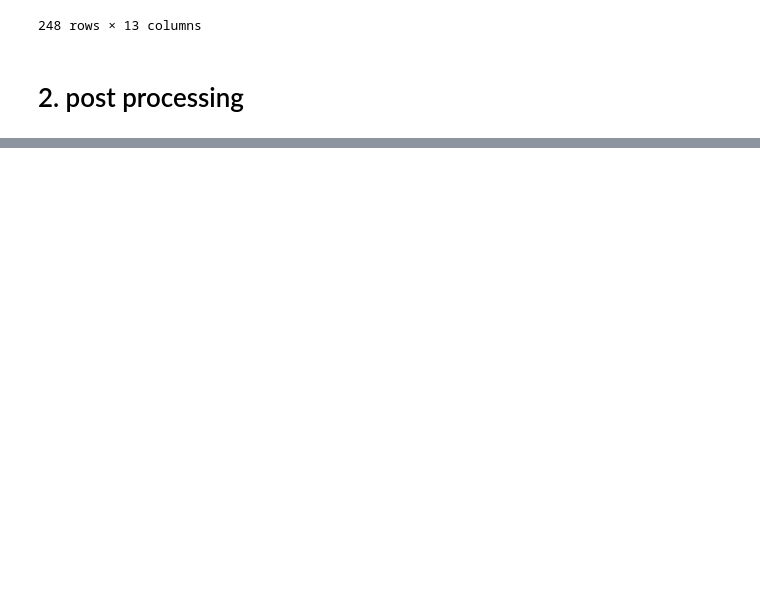
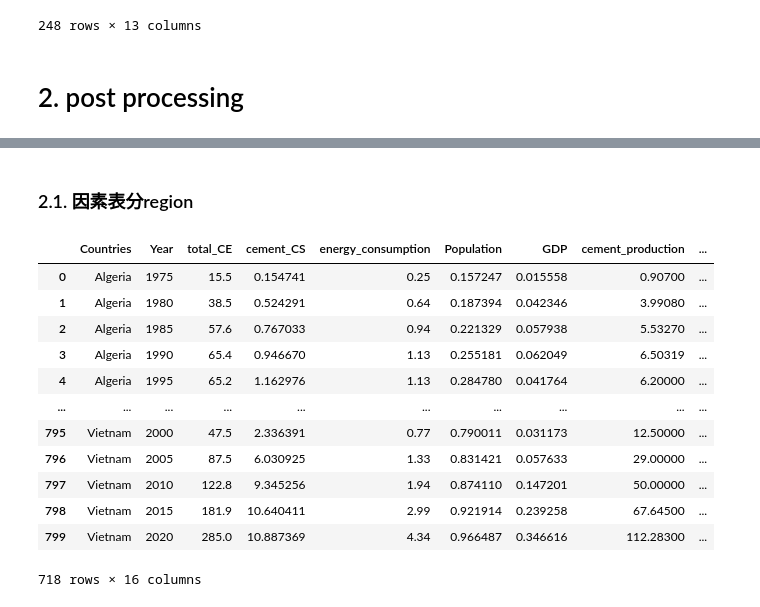
Before and after one commit to brwei01/Cement_LMDI, a Jupyter notebook: data_preprocessing.ipynb, the cells around one changed output, grey strips where cells are left out. Cells and saved outputs as stored; diff of their text form; code cells hidden in the pictures; blank space fills up the shorter version.

```diff
--- a/data_preprocessing.ipynb
+++ b/data_preprocessing.ipynb
@@ -219,0 +222,19 @@ print(region_year_sum[['Region', 'Start_Year', 'End_Year', 'ΔTotal', 'ΔTotal_%
+# %% [markdown]
+### 2.1. 因素表分region
+# %%
+factors = pd.read_csv('Data1/results/factors.csv',index_col=0)
+factors
+# %% [output]
+|  | Countries | Year | total_CE | cement_CS | energy_consumption | Population | GDP | cement_production | ... |
+| 0 | Algeria | 1975 | 15.5 | 0.154741 | 0.25 | 0.157247 | 0.015558 | 0.90700 | ... |
+| 1 | Algeria | 1980 | 38.5 | 0.524291 | 0.64 | 0.187394 | 0.042346 | 3.99080 | ... |
+| 2 | Algeria | 1985 | 57.6 | 0.767033 | 0.94 | 0.221329 | 0.057938 | 5.53270 | ... |
+| 3 | Algeria | 1990 | 65.4 | 0.946670 | 1.13 | 0.255181 | 0.062049 | 6.50319 | ... |
+| 4 | Algeria | 1995 | 65.2 | 1.162976 | 1.13 | 0.284780 | 0.041764 | 6.20000 | ... |
+| ... | ... | ... | ... | ... | ... | ... | ... | ... | ... |
+| 795 | Vietnam | 2000 | 47.5 | 2.336391 | 0.77 | 0.790011 | 0.031173 | 12.50000 | ... |
+| 796 | Vietnam | 2005 | 87.5 | 6.030925 | 1.33 | 0.831421 | 0.057633 | 29.00000 | ... |
+| 797 | Vietnam | 2010 | 122.8 | 9.345256 | 1.94 | 0.874110 | 0.147201 | 50.00000 | ... |
+| 798 | Vietnam | 2015 | 181.9 | 10.640411 | 2.99 | 0.921914 | 0.239258 | 67.64500 | ... |
+| 799 | Vietnam | 2020 | 285.0 | 10.887369 | 4.34 | 0.966487 | 0.346616 | 112.28300 | ... |
+718 rows × 16 columns
```
Also changed, not shown: parts of 4 cells of this notebook, 16 other files.
